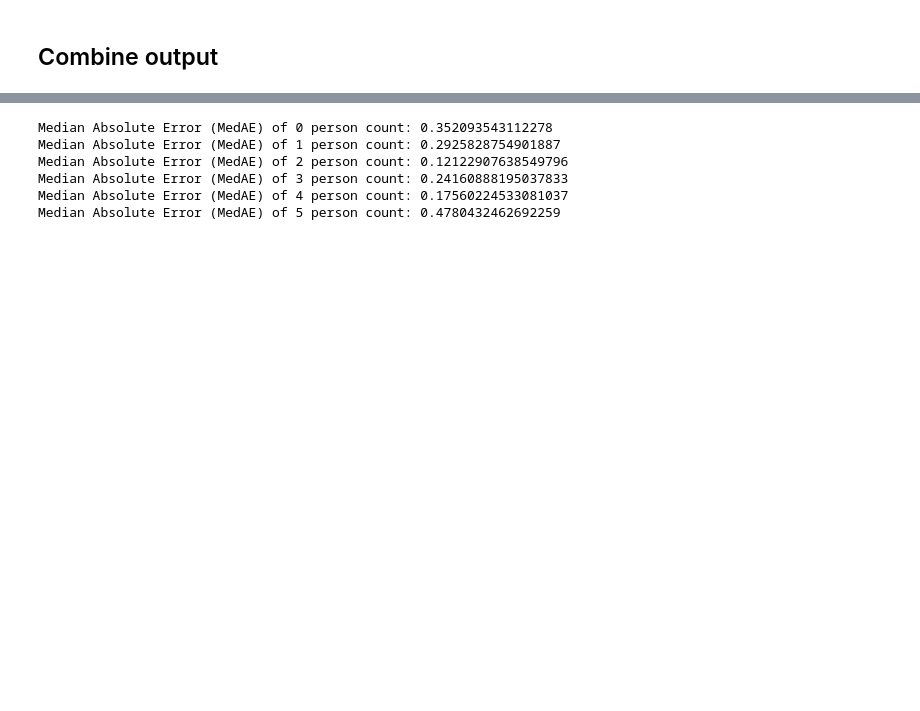
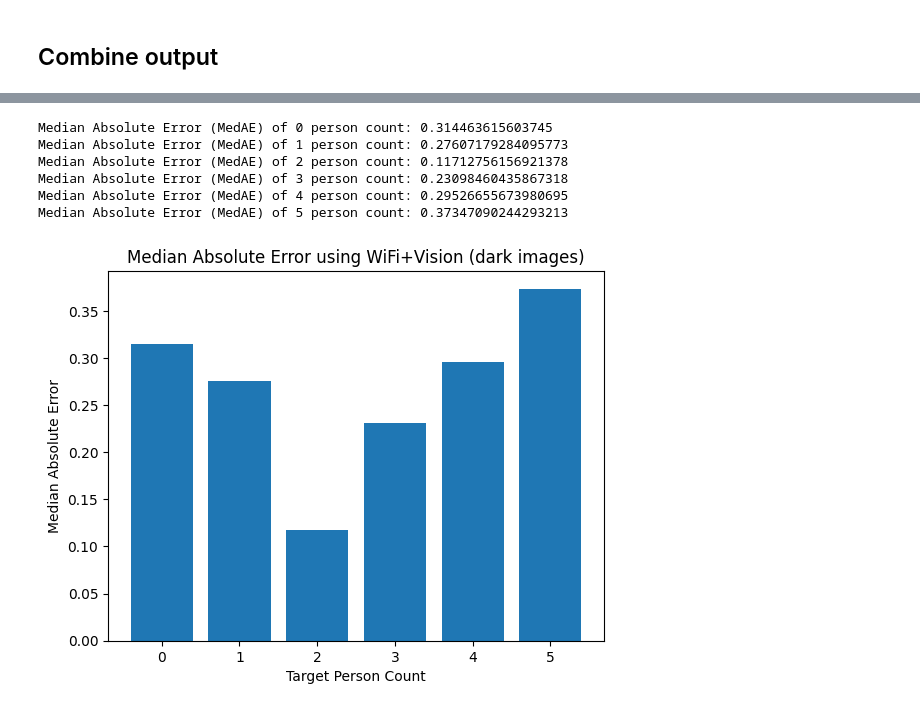
Before and after one commit to thu4n/WiFi-Vision-Counting, a Jupyter notebook: combine-output-testing.ipynb, the cells around one changed output, grey strips where cells are left out. Drawn from its saved outputs; the diff is of its cells as text; code cells hidden in the pictures; blank space fills up the shorter version.

```diff
--- a/combine-output-testing.ipynb
+++ b/combine-output-testing.ipynb
@@ -1038,15 +1124,34 @@ Median Absolute Error (MedAE) of 5 person count: 0.70615199804306
 # %%
 from sklearn.metrics import median_absolute_error
 
+med_ae_values = []
+
 for i in range(6):
     target_value = i
-    target_array = np.full_like(dark_dfs[i]['combined_output'], target_value)
-    med_ae = median_absolute_error(target_array, dark_dfs[i]['combined_output'])
+    target_array = np.full_like(reduced_dark_dfs[i]['combined_output'], target_value)
+    med_ae = median_absolute_error(target_array, reduced_dark_dfs[i]['combined_output'])
+    med_ae_values.append(med_ae)
     print(f'Median Absolute Error (MedAE) of {i} person count: {med_ae}')
+
+# Create a list of target person counts:
+target_counts = [0, 1, 2, 3, 4, 5]
+
+# Plot the line chart
+plt.bar(target_counts, med_ae_values)
+
+# Customize the plot
+plt.xlabel('Target Person Count')
+plt.ylabel('Median Absolute Error')
+plt.title('Median Absolute Error using WiFi+Vision (dark images)')
+plt.xticks(target_counts)
+
+# Show the plot
+plt.show()
 # %% [output]
-Median Absolute Error (MedAE) of 0 person count: 0.352093543112278
-Median Absolute Error (MedAE) of 1 person count: 0.2925828754901887
-Median Absolute Error (MedAE) of 2 person count: 0.12122907638549796
-Median Absolute Error (MedAE) of 3 person count: 0.24160888195037833
-Median Absolute Error (MedAE) of 4 person count: 0.17560224533081037
-Median Absolute Error (MedAE) of 5 person count: 0.4780432462692259
+Median Absolute Error (MedAE) of 0 person count: 0.314463615603745
+Median Absolute Error (MedAE) of 1 person count: 0.27607179284095773
+Median Absolute Error (MedAE) of 2 person count: 0.11712756156921378
+Median Absolute Error (MedAE) of 3 person count: 0.23098460435867318
+Median Absolute Error (MedAE) of 4 person count: 0.29526655673980695
+Median Absolute Error (MedAE) of 5 person count: 0.37347090244293213
+[figure, added]
```
Also changed, not shown: parts of 24 cells of this notebook.
